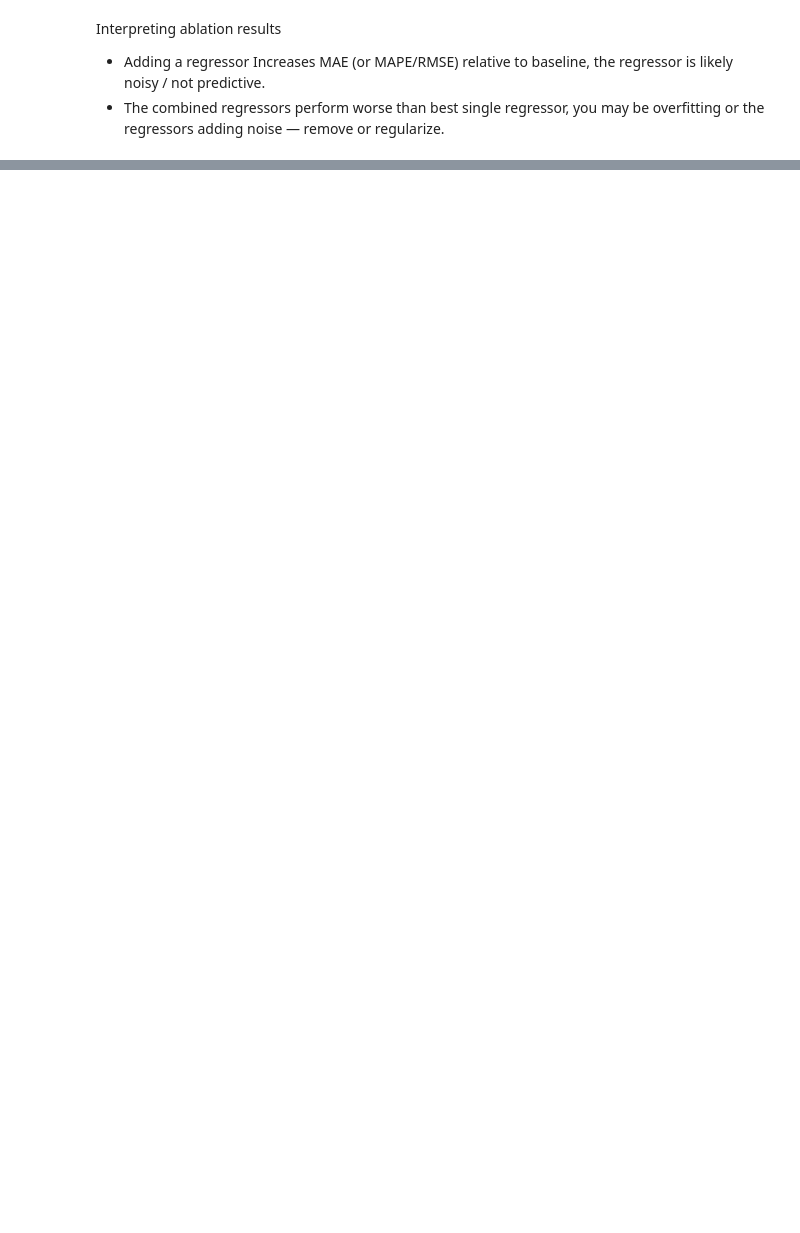
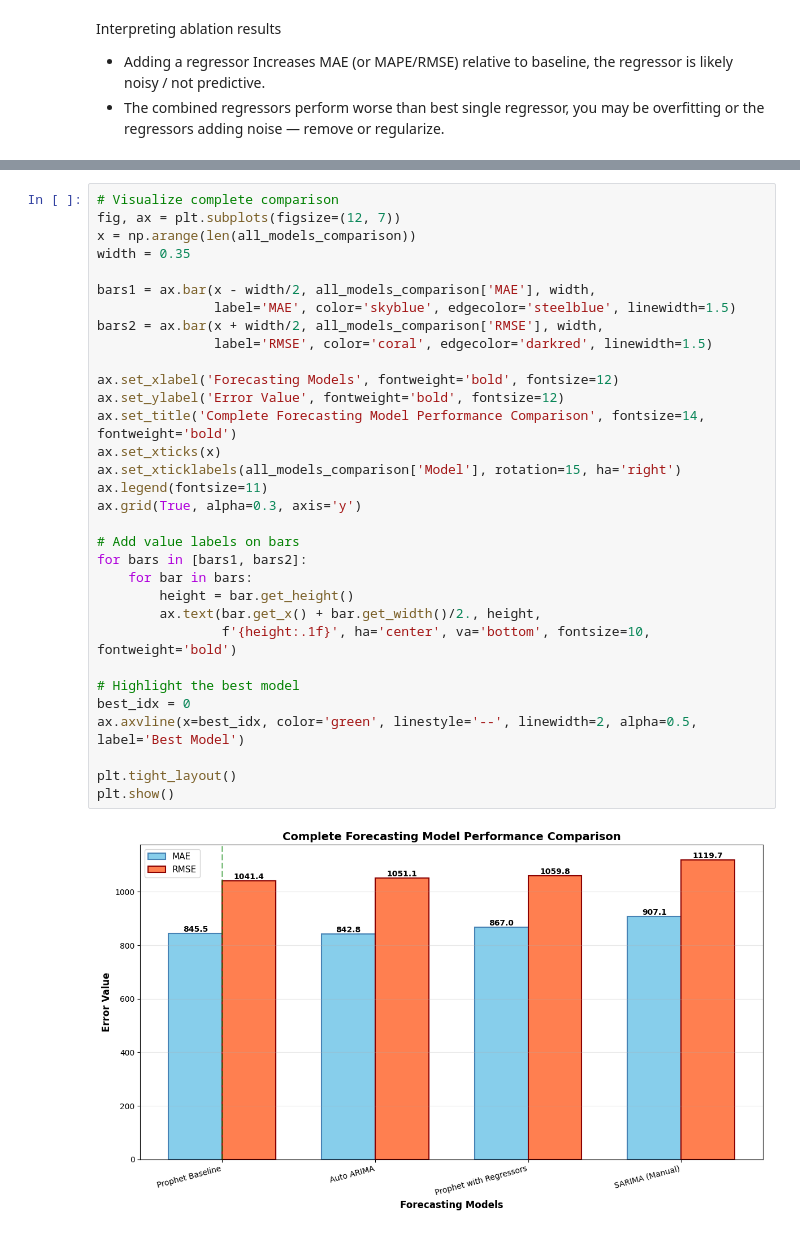
Before and after one commit to Brendatracy-miriti/Inventory_reorder_system, a Jupyter notebook: Notebook/inventory_reorder_system.ipynb, the cells around one changed output, grey strips where cells are left out. Cells and saved outputs as stored; diff of their text form; blank space fills up the shorter version.

```diff
--- a/Notebook/inventory_reorder_system.ipynb
+++ b/Notebook/inventory_reorder_system.ipynb
@@ -1131,0 +1275,34 @@ forecast = m_reg.predict(future)
+# %%
+# Visualize complete comparison
+fig, ax = plt.subplots(figsize=(12, 7))
+x = np.arange(len(all_models_comparison))
+width = 0.35
+
+bars1 = ax.bar(x - width/2, all_models_comparison['MAE'], width,
+               label='MAE', color='skyblue', edgecolor='steelblue', linewidth=1.5)
+bars2 = ax.bar(x + width/2, all_models_comparison['RMSE'], width,
+               label='RMSE', color='coral', edgecolor='darkred', linewidth=1.5)
+
+ax.set_xlabel('Forecasting Models', fontweight='bold', fontsize=12)
+ax.set_ylabel('Error Value', fontweight='bold', fontsize=12)
+ax.set_title('Complete Forecasting Model Performance Comparison', fontsize=14, fontweight='bold')
+ax.set_xticks(x)
+ax.set_xticklabels(all_models_comparison['Model'], rotation=15, ha='right')
+ax.legend(fontsize=11)
+ax.grid(True, alpha=0.3, axis='y')
+
+# Add value labels on bars
+for bars in [bars1, bars2]:
+    for bar in bars:
+        height = bar.get_height()
+        ax.text(bar.get_x() + bar.get_width()/2., height,
+                f'{height:.1f}', ha='center', va='bottom', fontsize=10, fontweight='bold')
+
+# Highlight the best model
+best_idx = 0
+ax.axvline(x=best_idx, color='green', linestyle='--', linewidth=2, alpha=0.5, label='Best Model')
+
+plt.tight_layout()
+plt.show()
+# %% [output]
+[figure, added]
```
Also changed, not shown: parts of 13 cells of this notebook.
